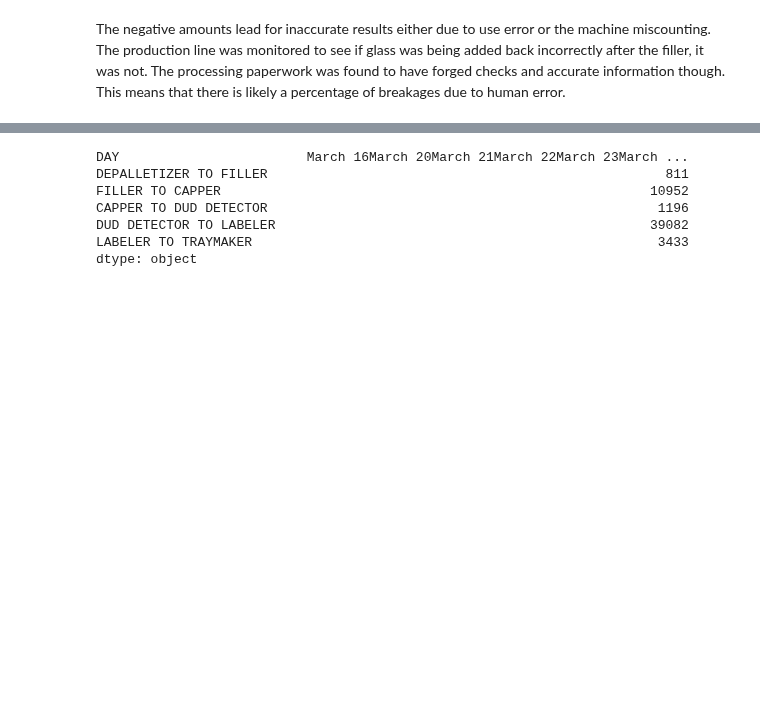
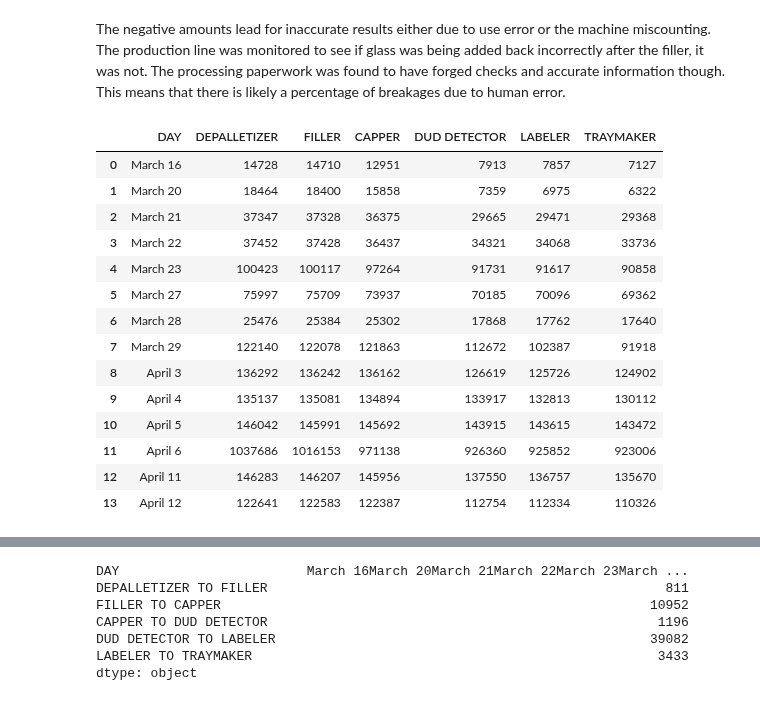
Before and after one commit to khagerthey/VIS1, a Jupyter notebook: PS5.ipynb, the cells around one changed output, grey strips where cells are left out. Cells and saved outputs as stored; diff of their text form; code cells hidden in the pictures; blank space fills up the shorter version.

```diff
--- a/PS5.ipynb
+++ b/PS5.ipynb
@@ -230,3 +230,22 @@ The filler area to capper is the area of concern.
 ##More Investigating
 # %% [markdown]
 The negative amounts lead for inaccurate results either due to use error or the machine miscounting. The production line was monitored to see if glass was being added back incorrectly after the filler, it was not. The processing paperwork was found to have forged checks and accurate information though. This means that there is likely a percentage of breakages due to human error.
+# %%
+NewStart=pd.read_csv('https://raw.githubusercontent.com/khagerthey/VIS1/main/Line%203%20bottle%20count%20record%20.xlsx%20-%20NEW%20START%20(2).csv')
+NewStart
+# %% [output]
+|  | DAY | DEPALLETIZER | FILLER | CAPPER | DUD DETECTOR | LABELER | TRAYMAKER |
+| 0 | March 16 | 14728 | 14710 | 12951 | 7913 | 7857 | 7127 |
+| 1 | March 20 | 18464 | 18400 | 15858 | 7359 | 6975 | 6322 |
+| 2 | March 21 | 37347 | 37328 | 36375 | 29665 | 29471 | 29368 |
+| 3 | March 22 | 37452 | 37428 | 36437 | 34321 | 34068 | 33736 |
+| 4 | March 23 | 100423 | 100117 | 97264 | 91731 | 91617 | 90858 |
+| 5 | March 27 | 75997 | 75709 | 73937 | 70185 | 70096 | 69362 |
+| 6 | March 28 | 25476 | 25384 | 25302 | 17868 | 17762 | 17640 |
+| 7 | March 29 | 122140 | 122078 | 121863 | 112672 | 102387 | 91918 |
+| 8 | April 3 | 136292 | 136242 | 136162 | 126619 | 125726 | 124902 |
+| 9 | April 4 | 135137 | 135081 | 134894 | 133917 | 132813 | 130112 |
+| 10 | April 5 | 146042 | 145991 | 145692 | 143915 | 143615 | 143472 |
+| 11 | April 6 | 1037686 | 1016153 | 971138 | 926360 | 925852 | 923006 |
+| 12 | April 11 | 146283 | 146207 | 145956 | 137550 | 136757 | 135670 |
+| 13 | April 12 | 122641 | 122583 | 122387 | 112754 | 112334 | 110326 |
```
Also changed, not shown: parts of 8 cells of this notebook.
